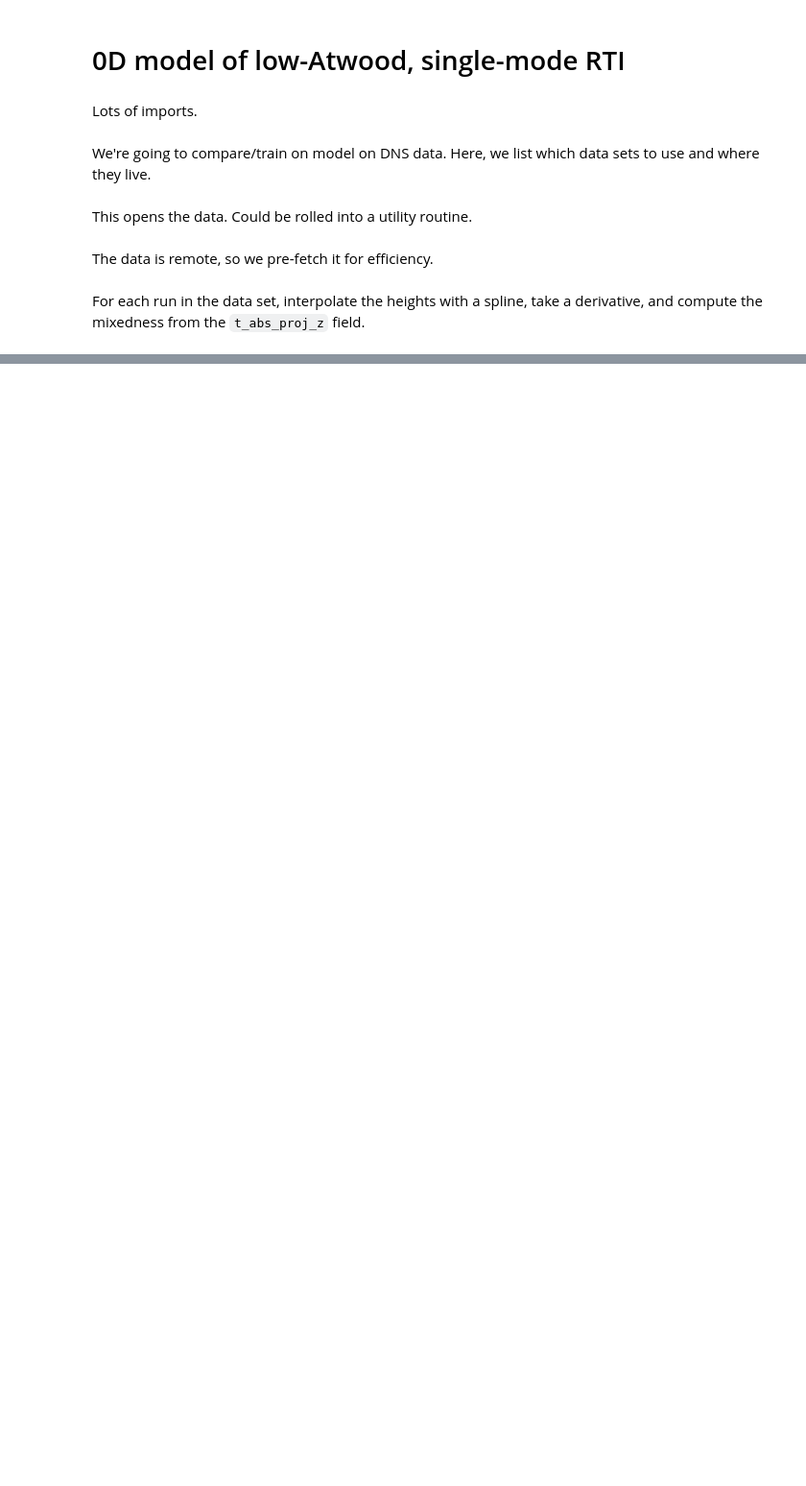
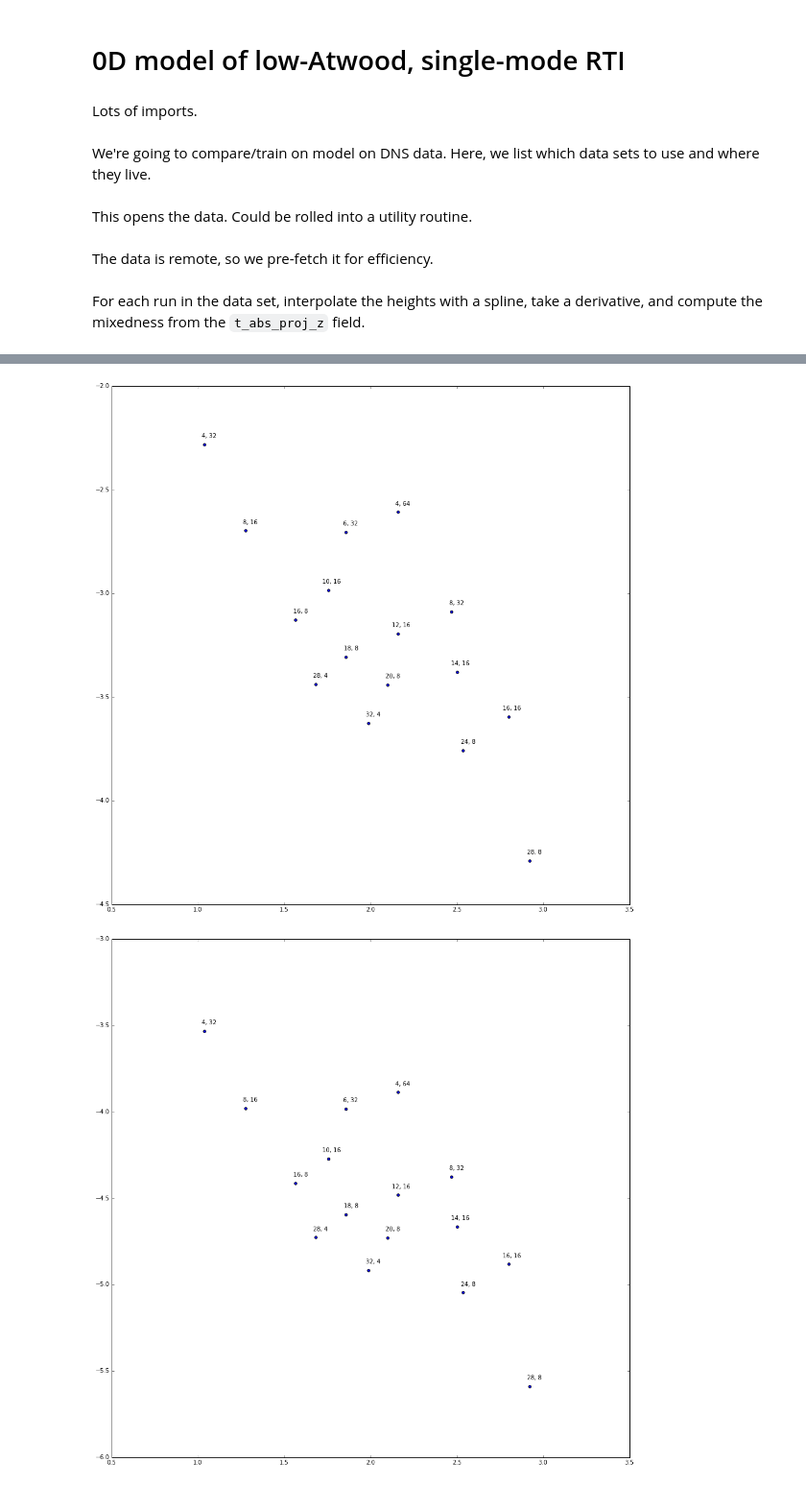
Before and after one commit to maxhutch/ConvergeRTI, a Jupyter notebook: ConvergencePlots.ipynb, the cells around one changed output, grey strips where cells are left out. Shown at 96% size. Cells and saved outputs as stored; diff of their text form; code cells hidden in the pictures; blank space fills up the shorter version.

```diff
--- a/ConvergencePlots.ipynb
+++ b/ConvergencePlots.ipynb
@@ -194,0 +166,5 @@ for p, spl, V, A, T, sc in zip(ps, spls, Frs, As, Tss, scs):
+# %%
+err_vs(times_shaheen[:,:,'time'], 'shaheen')
+# %% [output]
+[figure, added]
+[figure, added]
```
Also changed, not shown: parts of 15 cells of this notebook, 2 other files.
